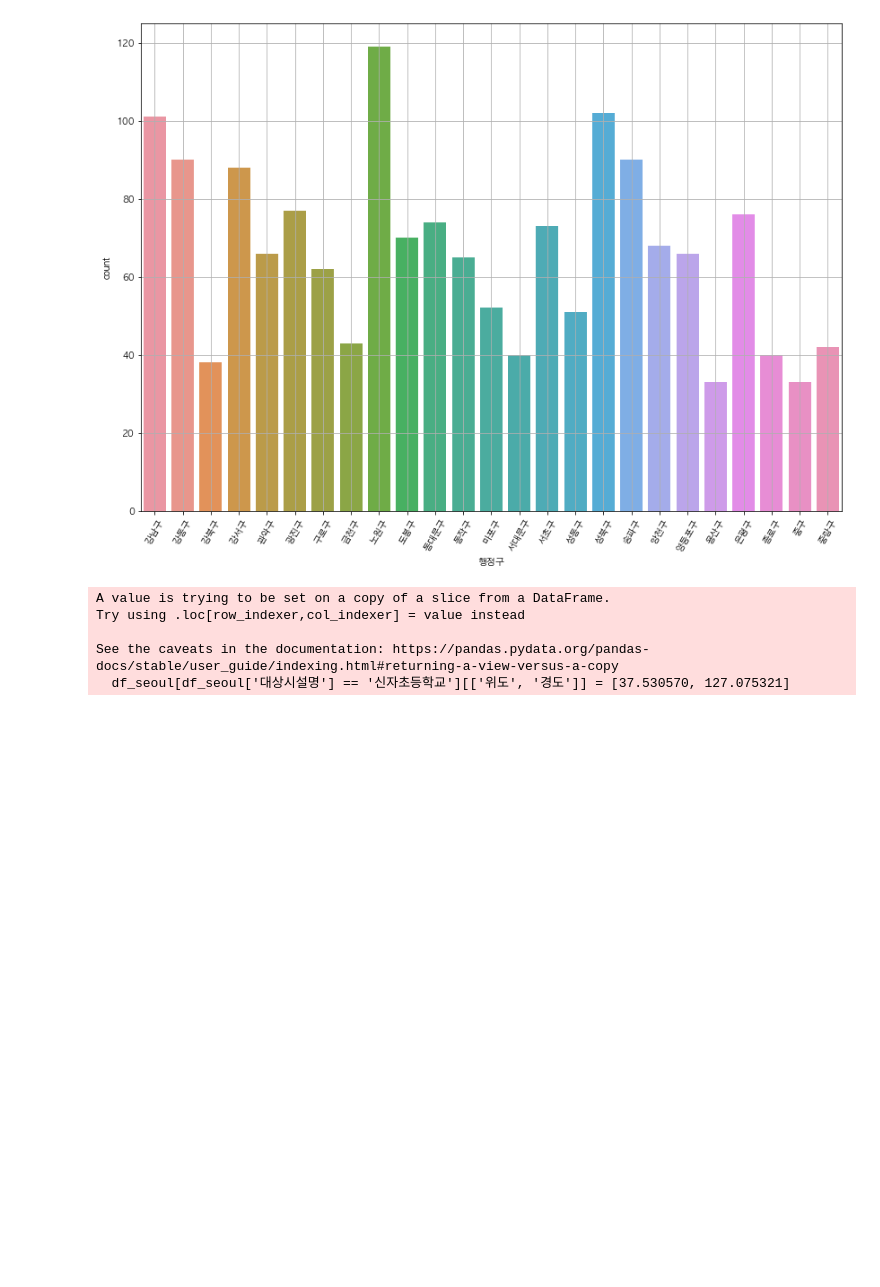
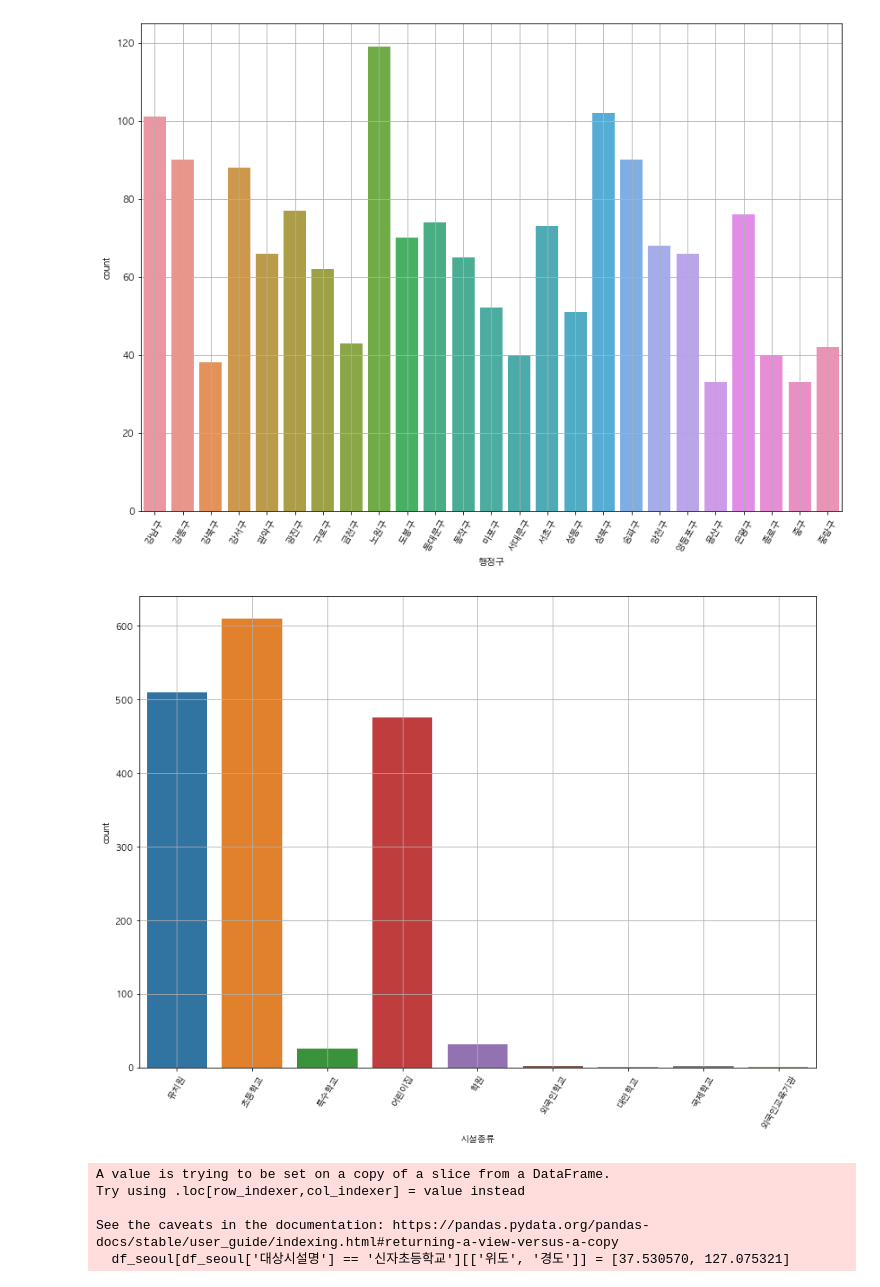
Before and after one commit to Sim-mi-gyeong/DataAnalysis, a Jupyter notebook: BigDataCampus/ChildernProtectRegion.ipynb, the cells around one changed output. Saved outputs shown, nothing was run; the diff lists cells and outputs as text; code cells hidden in the pictures; blank space fills up the shorter version.

```diff
--- a/BigDataCampus/ChildernProtectRegion.ipynb
+++ b/BigDataCampus/ChildernProtectRegion.ipynb
@@ -407,9 +407,11 @@ plt.grid()
 [figure]
 # %%
 plt.figure(figsize=(14,10))
-sns.countplot(data=df_seoul, x='시')
+sns.countplot(data=df_seoul, x='시설종류')
 plt.xticks(rotation = 60)
 plt.grid()
+# %% [output]
+[figure, added]
 # %%
 # df_seoul[df_seoul['대상시설명'] == '신자초등학교']['위도'] = 37.530570
 # df_seoul[df_seoul['대상시설명'] == '신자초등학교']['경도'] = 127.075321
```
Also changed, not shown: parts of 7 cells of this notebook.
